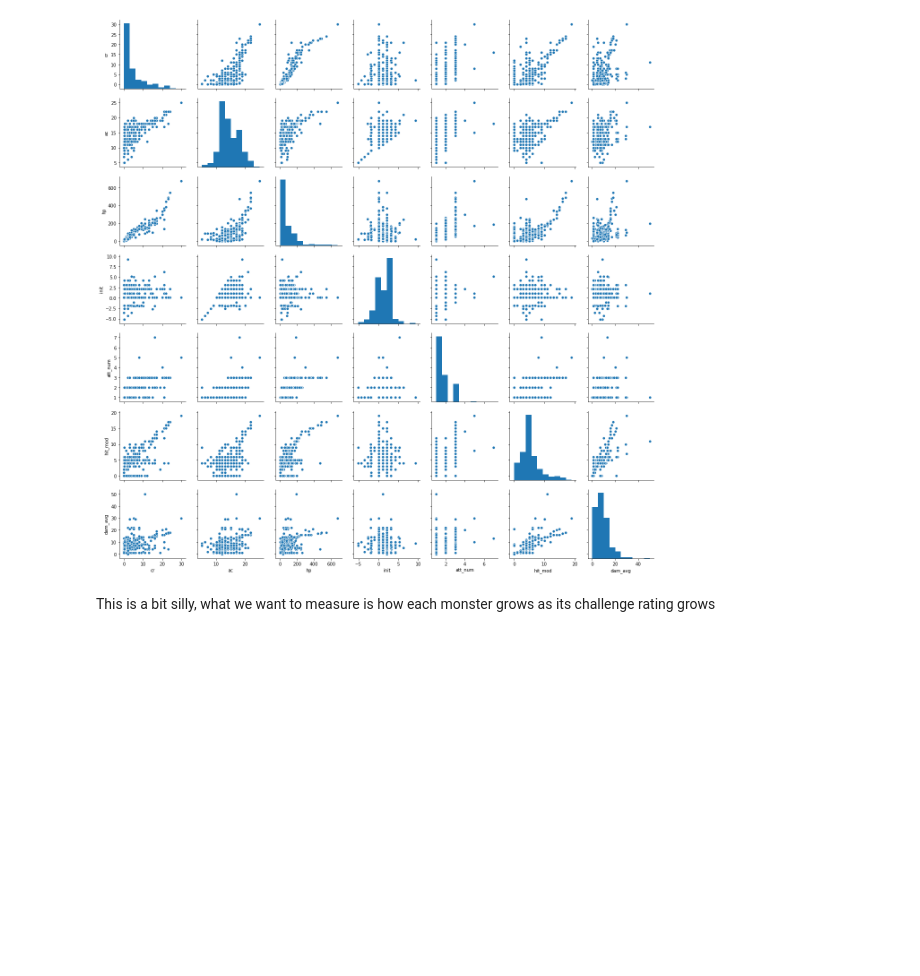
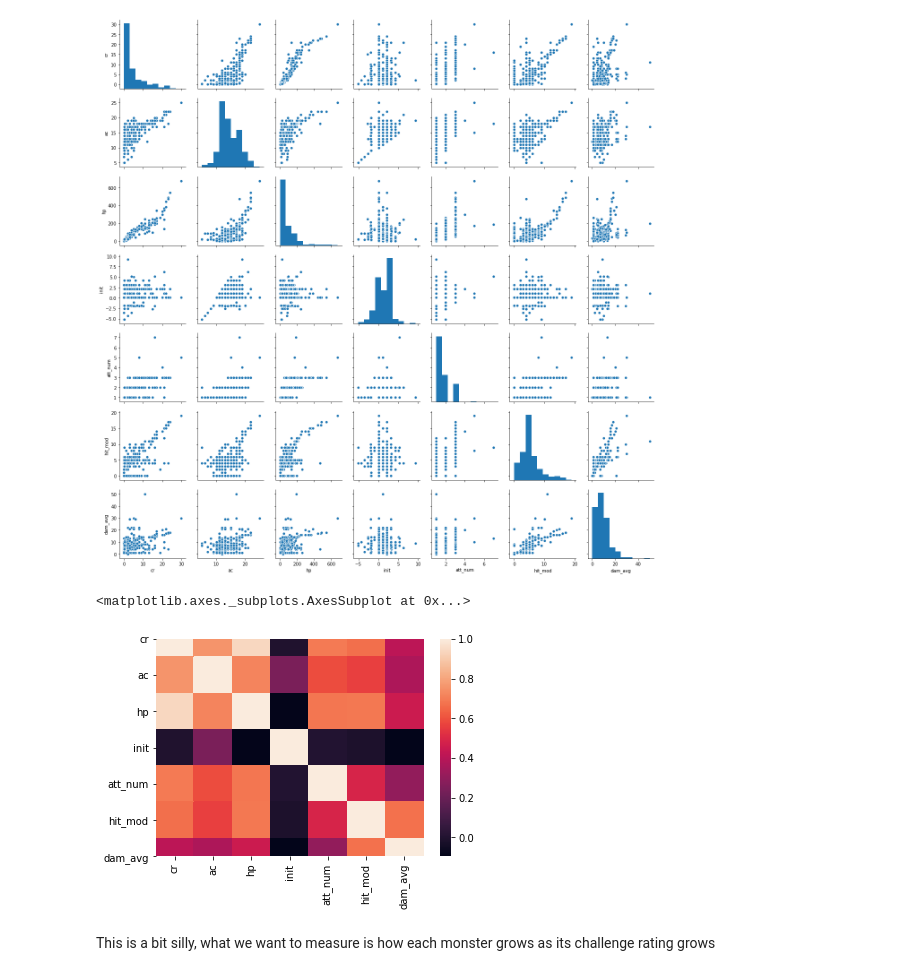
Before and after one commit to trant017/dndCombatAnalysis, a Jupyter notebook: FinalProject.ipynb, the cells around one changed output. Drawn from its saved outputs; the diff is of its cells as text; code cells hidden in the pictures; blank space fills up the shorter version.

```diff
--- a/FinalProject.ipynb
+++ b/FinalProject.ipynb
@@ -35,6 +44,11 @@ sns.pairplot(monsters)
 # %% [output]
 <seaborn.axisgrid.PairGrid at 0x...>
 [figure]
+# %%
+heatmap(monsters.corr())
+# %% [output]
+<matplotlib.axes._subplots.AxesSubplot at 0x...>
+[figure, added]
 # %% [markdown]
 This is a bit silly, what we want to measure is how each monster grows as its challenge rating grows
 # %%
```
Also changed, not shown: parts of 7 cells of this notebook.
